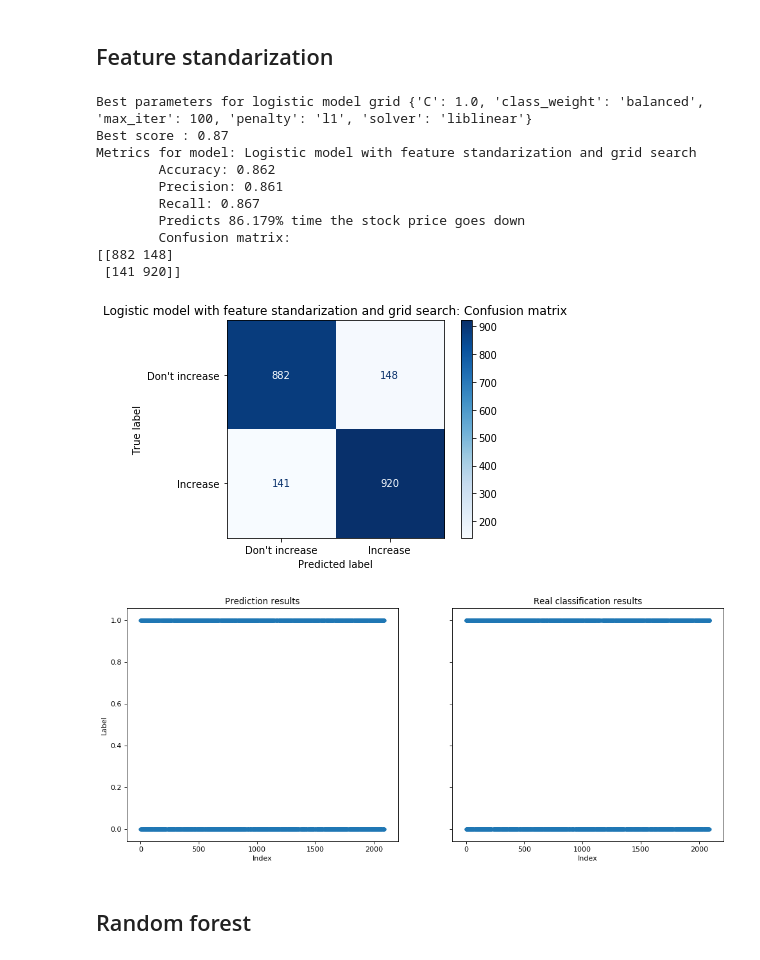
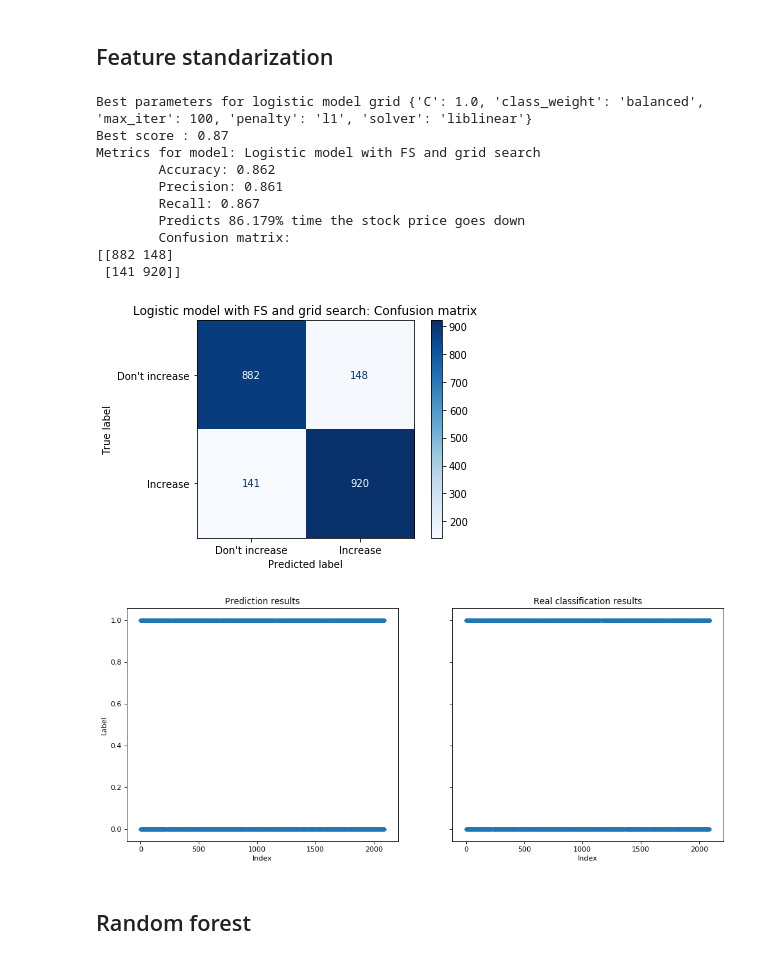
Before and after one commit to MildoCentaur/stockforecasting, a Jupyter notebook: notebooks/Classifier 2.ipynb, the cells around one changed output. Cells and saved outputs as stored; diff of their text form; code cells hidden in the pictures.

```diff
--- a/notebooks/Classifier 2.ipynb
+++ b/notebooks/Classifier 2.ipynb
@@ -226,23 +226,23 @@ def generate_FS_GS_logistic_model(X_train, y_train):
 # %%
 from sklearn.preprocessing import MinMaxScaler, StandardScaler
 scaler = StandardScaler()
 X_train_scaled = scaler.fit_transform(X_train)
 X_test_scaled = scaler.transform(X_test)
 logistic_FS_GS_model = generate_FS_GS_logistic_model(X_train_scaled, y_train)
 y_predicted = get_model_prediction(logistic_FS_GS_model, X_test_scaled)
-evaluate_model(logistic_FS_GS_model, X_test_scaled, y_test, y_predicted, "Logistic model with feature standarization and grid search")
+evaluate_model(logistic_FS_GS_model, X_test_scaled, y_test, y_predicted, "Logistic model with FS and grid search")
 # %% [output]
 Best parameters for logistic model grid {'C': 1.0, 'class_weight': 'balanced', 'max_iter': 100, 'penalty': 'l1', 'solver': 'liblinear'}
 Best score : 0.87
-Metrics for model: Logistic model with feature standarization and grid search
+Metrics for model: Logistic model with FS and grid search
         Accuracy: 0.862
         Precision: 0.861
         Recall: 0.867
         Predicts 86.179% time the stock price goes down
         Confusion matrix:
 [[882 148]
  [141 920]]
-[figure, old version]
+[figure, new version]
 [figure]
 # %% [markdown]
 ## Random forest
```
Also changed, not shown: 4 other files.
